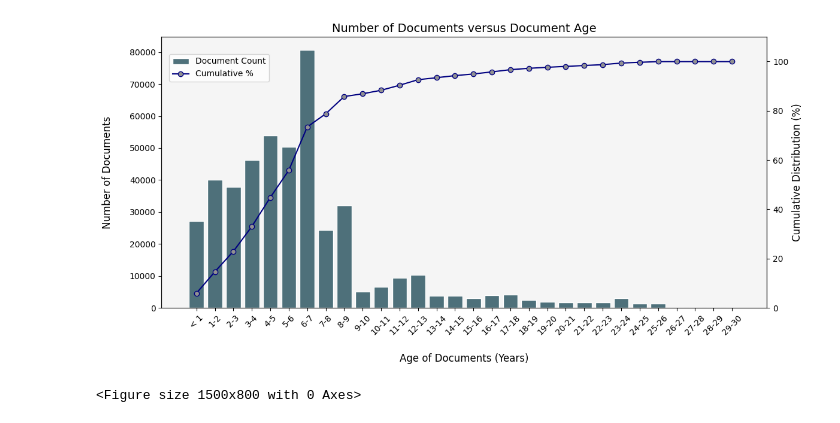
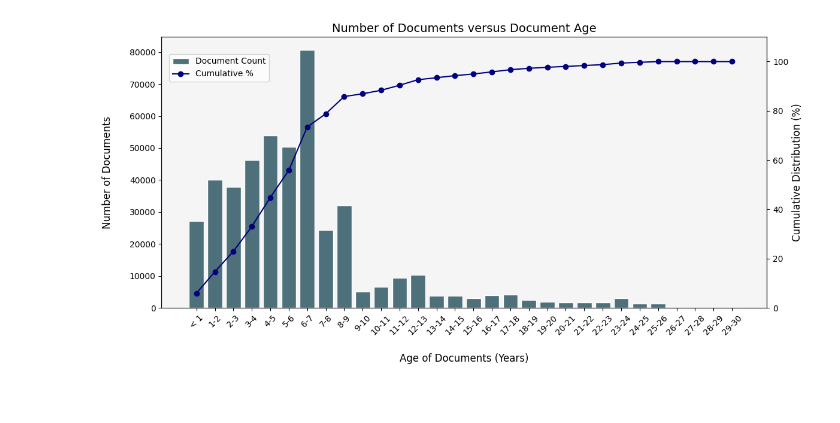
Before and after one commit to ColinDaly75/ES-Ranking, a Jupyter notebook: recency-inventory-of-document-age-plot.ipynb, the cells around one changed output. Saved outputs shown, nothing was run; the diff lists cells and outputs as text; code cells hidden in the pictures.

Commit message:
Kaggle Notebook | recency-inventory-of-document-age-plot | Version 3

```diff
--- a/recency-inventory-of-document-age-plot.ipynb
+++ b/recency-inventory-of-document-age-plot.ipynb
@@ -38,36 +38,34 @@ cumulative_distribution = np.cumsum(num_documents)
 cumulative_distribution_percentage = (cumulative_distribution / cumulative_distribution[-1]) * 100
 
 # Plot
 fig, ax1 = plt.subplots(figsize=(12, 6))
 
 # Bar plot for document count
 color1 = '#4E707A'
 ax1.bar(date_buckets, num_documents, color=color1, edgecolor='white', label='Document Count')
 ax1.set_xlabel('Age of Documents (Years)', fontsize=12, labelpad=20)
 ax1.set_ylabel('Number of Documents', fontsize=12, labelpad=20)
 ax1.tick_params(axis='y', labelsize=10)
 ax1.set_title('Number of Documents versus Document Age', fontsize=14)
 ax1.tick_params(axis='x', rotation=45, labelsize=10)
 ax1.set_facecolor('whitesmoke')
 
 
 # Cumulative distribution line plot
 color2 = '#919191'
 ax2 = ax1.twinx()
-ax2.plot(date_buckets, cumulative_distribution_percentage, color='navy', marker='o', markerfacecolor=color2, label='Cumulative %')
+ax2.plot(date_buckets, cumulative_distribution_percentage, color='navy', marker='o', label='Cumulative %')
 ax2.set_ylabel('Cumulative Distribution (%)', fontsize=12)
 ax2.tick_params(axis='y', labelsize=10)
 ax2.set_ylim(0, 110)
 
 # Add legends for clarity
 fig.legend(loc='upper left', bbox_to_anchor=(0.1, 0.9), fontsize=10)
 
 # Tight layout and show the plot
 plt.tight_layout()
+
+plt.savefig('Fig-Document-Recency-Inventory.png', bbox_inches='tight')
 plt.show()
-
-plt.figure(figsize=(15,8))
-plt.savefig('Fig-Document-Recency-Inventory.png', bbox_inches='tight')
 # %% [output]
-[figure, old version]
+[figure, new version]
-<Figure size 1500x800 with 0 Axes>
```
Also changed, not shown: parts of 1 cell of this notebook.
